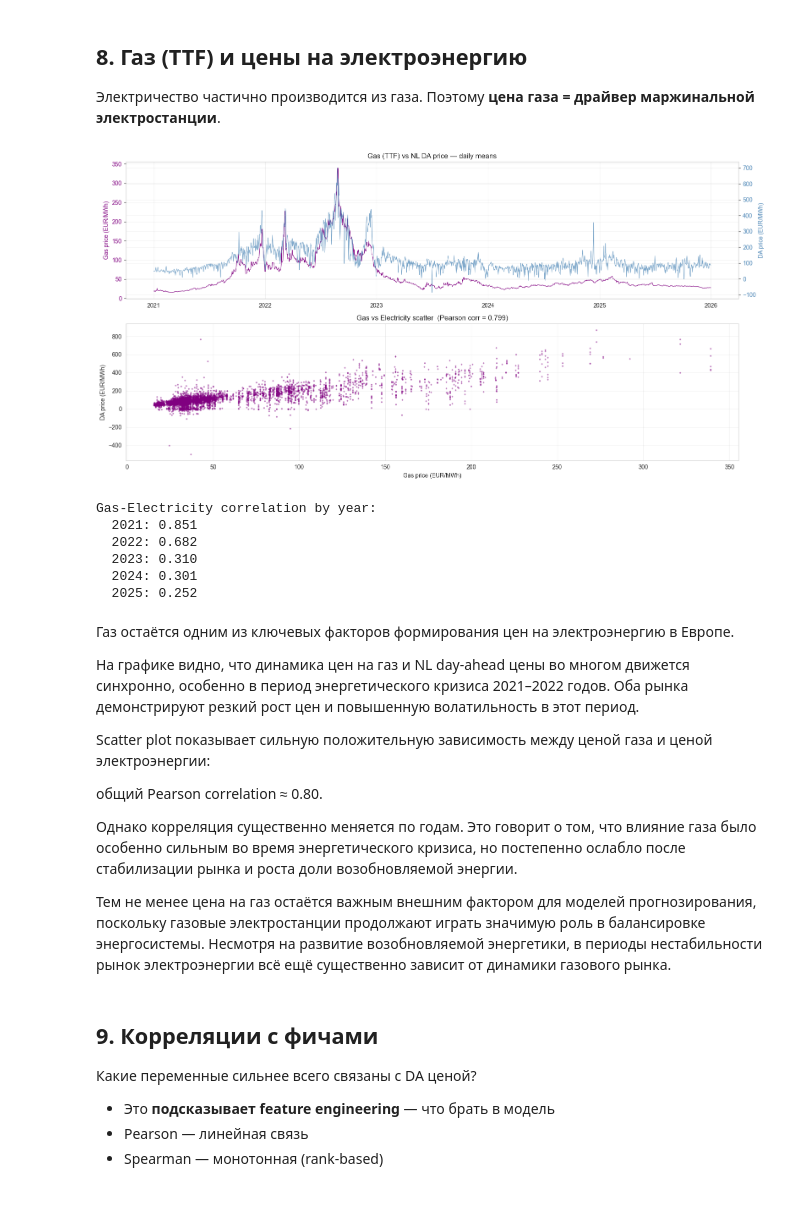
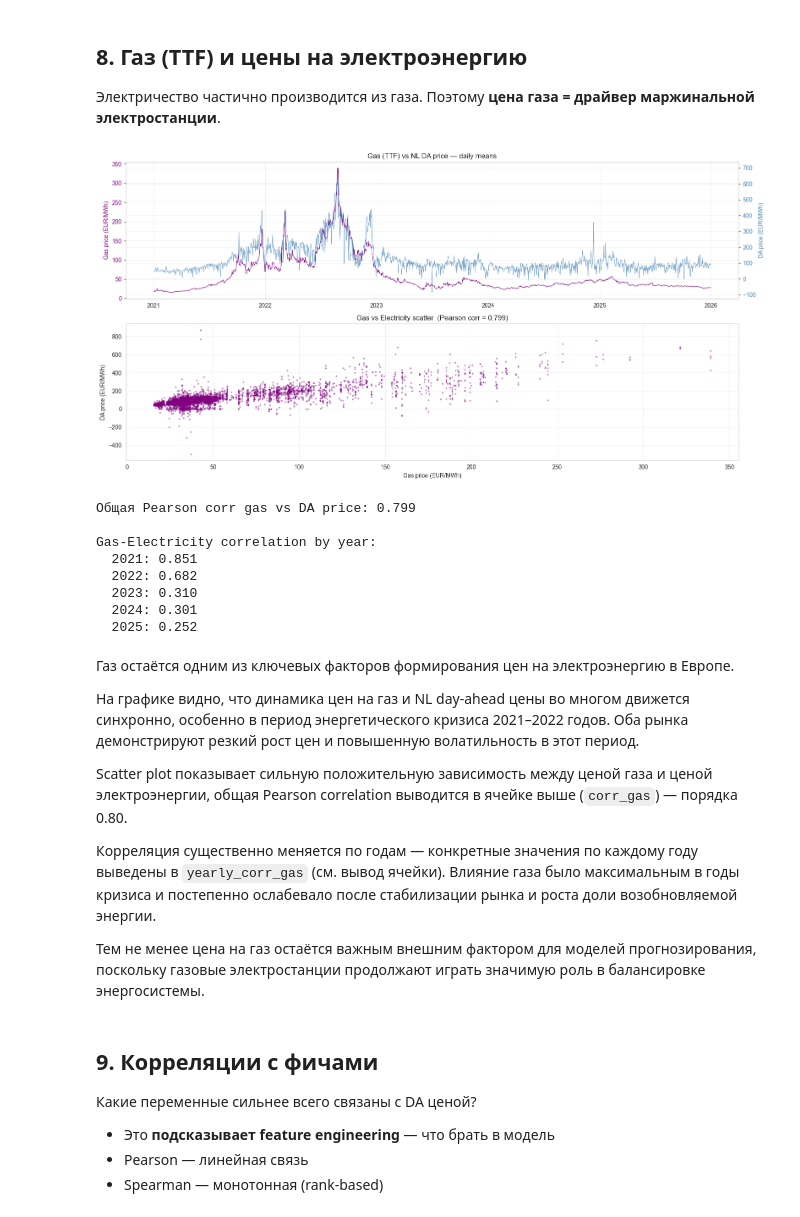
Before and after one commit to ElenaIbr/electricity-price-forecasting-nl, a Jupyter notebook: notebooks/02_eda.ipynb, the cells around one changed output. Saved outputs shown, nothing was run; the diff lists cells and outputs as text; code cells hidden in the pictures.

```diff
--- a/notebooks/02_eda.ipynb
+++ b/notebooks/02_eda.ipynb
@@ -675,39 +725,42 @@ max           332.0         307.5         598.0
 # %%
 fig, axes = plt.subplots(2, 1, figsize=(16, 8))
 
-# Time series — gas price
 df_d = df.resample("D").mean()
 ax1 = axes[0]
 ax1.plot(df_d.index, df_d["gas_price"], color="purple", linewidth=0.8, label="Gas (TTF)")
 ax1.set_ylabel("Gas price (EUR/MWh)", color="purple")
 ax1.tick_params(axis="y", labelcolor="purple")
 
 ax2 = ax1.twinx()
 ax2.plot(df_d.index, df_d[tgt], color="steelblue", linewidth=0.8, label="DA price NL", alpha=0.7)
 ax2.set_ylabel("DA price (EUR/MWh)", color="steelblue")
 ax2.tick_params(axis="y", labelcolor="steelblue")
 ax1.set_title("Gas (TTF) vs NL DA price — daily means")
 
-# Scatter
-sample = df.sample(min(5000, len(df)))
+sample = df.sample(min(5000, len(df)), random_state=42)
 axes[1].scatter(sample["gas_price"], sample[tgt], s=3, alpha=0.4, color="purple")
 axes[1].set_xlabel("Gas price (EUR/MWh)"); axes[1].set_ylabel("DA price (EUR/MWh)")
-corr = df["gas_price"].corr(df[tgt])
-axes[1].set_title(f"Gas vs Electricity scatter  (Pearson corr = {corr:.3f})")
+corr_gas = df["gas_price"].corr(df[tgt])
+axes[1].set_title(f"Gas vs Electricity scatter  (Pearson corr = {corr_gas:.3f})")
 
 plt.tight_layout()
 plt.savefig("eda_gas.png", dpi=120, bbox_inches="tight")
 plt.show()
 
-# Корреляция по годам
-print("\nGas-Electricity correlation by year:")
+# Корреляция по годам — сохраняем в dict чтобы цитировать в выводе
+print(f"\nОбщая Pearson corr gas vs DA price: {corr_gas:.3f}\n")
+print("Gas-Electricity correlation by year:")
+yearly_corr_gas = {}
 for yr in range(2021, 2026):
     sub = df[df.index.year == yr]
     if len(sub) > 100:
         c = sub["gas_price"].corr(sub[tgt])
+        yearly_corr_gas[yr] = c
         print(f"  {yr}: {c:.3f}")
 # %% [output]
-[figure, old version]
+[figure, new version]
+Общая Pearson corr gas vs DA price: 0.799
+
 Gas-Electricity correlation by year:
   2021: 0.851
   2022: 0.682
@@ -719,13 +772,11 @@ Gas-Electricity correlation by year:
 
 На графике видно, что динамика цен на газ и NL day-ahead цены во многом движется синхронно, особенно в период энергетического кризиса 2021–2022 годов. Оба рынка демонстрируют резкий рост цен и повышенную волатильность в этот период.
 
-Scatter plot показывает сильную положительную зависимость между ценой газа и ценой электроэнергии:
+Scatter plot показывает сильную положительную зависимость между ценой газа и ценой электроэнергии, общая Pearson correlation выводится в ячейке выше (`corr_gas`) — порядка 0.80.
 
-общий Pearson correlation ≈ 0.80.
+Корреляция существенно меняется по годам — конкретные значения по каждому году выведены в `yearly_corr_gas` (см. вывод ячейки). Влияние газа было максимальным в годы кризиса и постепенно ослабевало после стабилизации рынка и роста доли возобновляемой энергии.
 
-Однако корреляция существенно меняется по годам. Это говорит о том, что влияние газа было особенно сильным во время энергетического кризиса, но постепенно ослабло после стабилизации рынка и роста доли возобновляемой энергии.
-
-Тем не менее цена на газ остаётся важным внешним фактором для моделей прогнозирования, поскольку газовые электростанции продолжают играть значимую роль в балансировке энергосистемы. Несмотря на развитие возобновляемой энергетики, в периоды нестабильности рынок электроэнергии всё ещё существенно зависит от динамики газового рынка.
+Тем не менее цена на газ остаётся важным внешним фактором для моделей прогнозирования, поскольку газовые электростанции продолжают играть значимую роль в балансировке энергосистемы.
 # %% [markdown]
 ## 9. Корреляции с фичами
 
```
Also changed, not shown: parts of 22 cells of this notebook.
